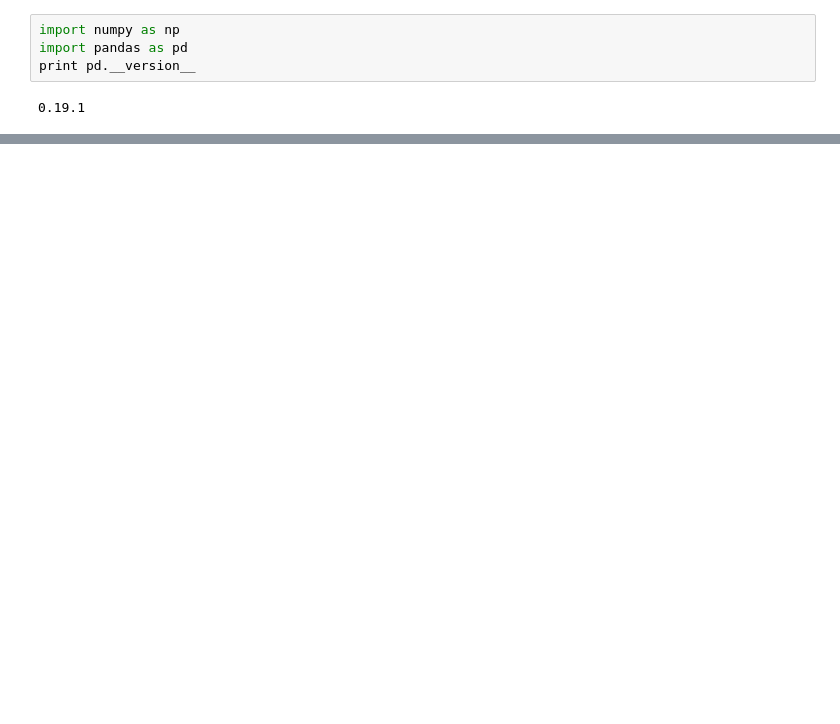
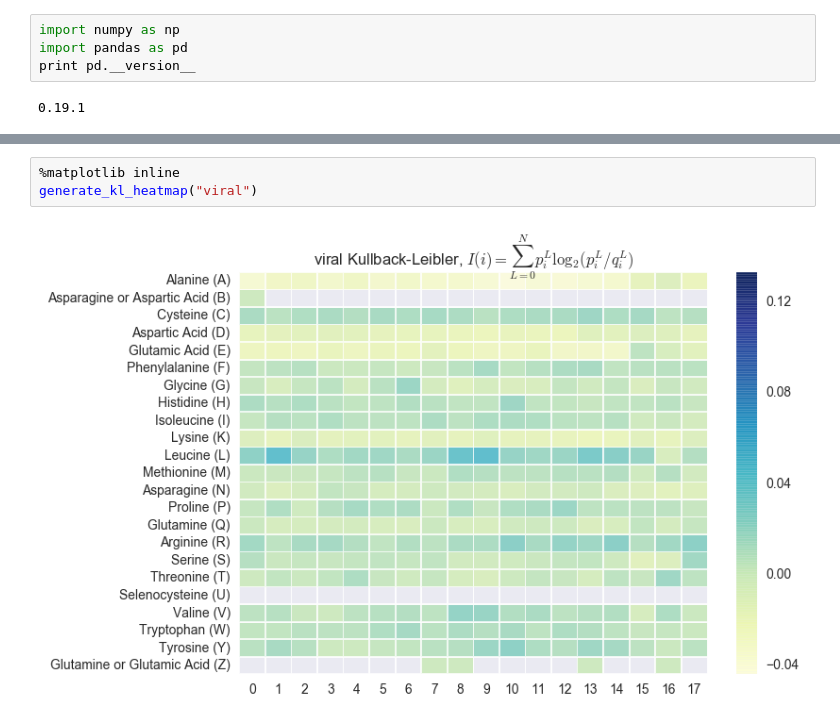
Before and after one commit to massie/notebooks, a Jupyter notebook: Using NB To Predict Type of Infection.ipynb, the cells around one changed output, grey strips where cells are left out. Cells and saved outputs as stored; diff of their text form; blank space fills up the shorter version.

```diff
--- a/Using NB To Predict Type of Infection.ipynb
+++ b/Using NB To Predict Type of Infection.ipynb
@@ -109,0 +214,5 @@ Wall time: 546 ms
+# %%
+%matplotlib inline
+generate_kl_heatmap("viral")
+# %% [output]
+[figure, added]
```
Also changed, not shown: parts of 6 cells of this notebook, 8 other files.
